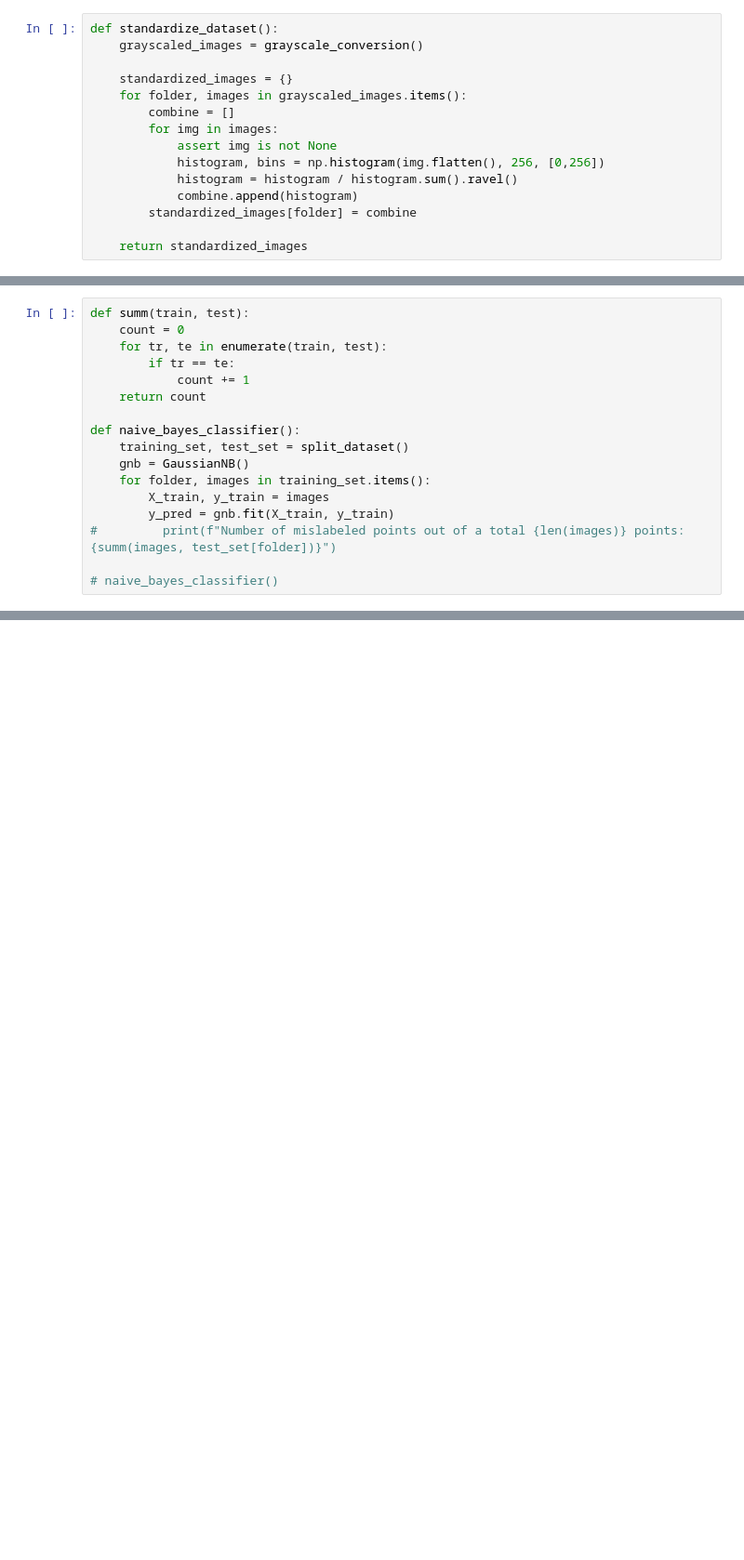
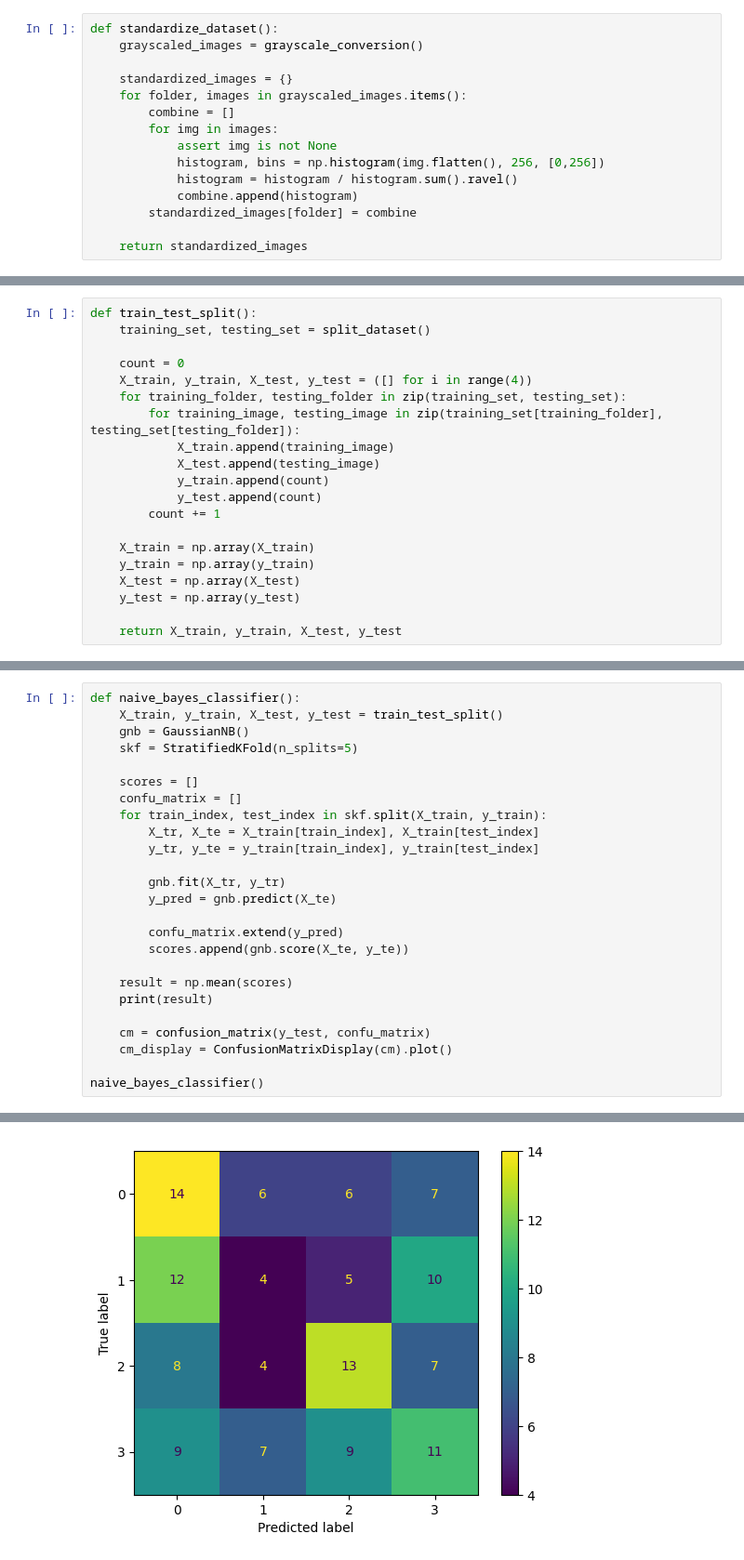
Before and after one commit to million-haileyesus/Data_Mining_I, a Jupyter notebook: DM_Assignment2/programming assignment 2.ipynb, the cells around one changed output, grey strips where cells are left out. Shown at 93% size. Cells and saved outputs as stored; diff of their text form; blank space fills up the shorter version.

```diff
--- a/DM_Assignment2/programming assignment 2.ipynb
+++ b/DM_Assignment2/programming assignment 2.ipynb
@@ -67,0 +72,20 @@ def split_dataset():
+# %%
+def train_test_split():
+    training_set, testing_set = split_dataset()
+
+    count = 0
+    X_train, y_train, X_test, y_test = ([] for i in range(4))
+    for training_folder, testing_folder in zip(training_set, testing_set):
+        for training_image, testing_image in zip(training_set[training_folder], testing_set[testing_folder]):
+            X_train.append(training_image)
+            X_test.append(testing_image)
+            y_train.append(count)
+            y_test.append(count)
+        count += 1
+
+    X_train = np.array(X_train)
+    y_train = np.array(y_train)
+    X_test = np.array(X_test)
+    y_test = np.array(y_test)
+
+    return X_train, y_train, X_test, y_test
@@ -68,17 +143,26 @@ def split_dataset():
 # %%
-def summ(train, test):
-    count = 0
-    for tr, te in enumerate(train, test):
-        if tr == te:
-            count += 1
-    return count
+def naive_bayes_classifier():
+    X_train, y_train, X_test, y_test = train_test_split()
+    gnb = GaussianNB()
+    skf = StratifiedKFold(n_splits=5)
 
-def naive_bayes_classifier():
-    training_set, test_set = split_dataset()
-    gnb = GaussianNB()
-    for folder, images in training_set.items():
-        X_train, y_train = images
-        y_pred = gnb.fit(X_train, y_train)
-#         print(f"Number of mislabeled points out of a total {len(images)} points: {summ(images, test_set[folder])}")
+    scores = []
+    confu_matrix = []
+    for train_index, test_index in skf.split(X_train, y_train):
+        X_tr, X_te = X_train[train_index], X_train[test_index]
+        y_tr, y_te = y_train[train_index], y_train[test_index]
 
-# naive_bayes_classifier()
+        gnb.fit(X_tr, y_tr)
+        y_pred = gnb.predict(X_te)
+
+        confu_matrix.extend(y_pred)
+        scores.append(gnb.score(X_te, y_te))
+
+    result = np.mean(scores)
+    print(result)
+
+    cm = confusion_matrix(y_test, confu_matrix)
+    cm_display = ConfusionMatrixDisplay(cm).plot()
+
+naive_bayes_classifier()
+# %% [output]
@@ -84,0 +170 @@ def naive_bayes_classifier():
+[figure, added]
```
Also changed, not shown: parts of 7 cells of this notebook.
